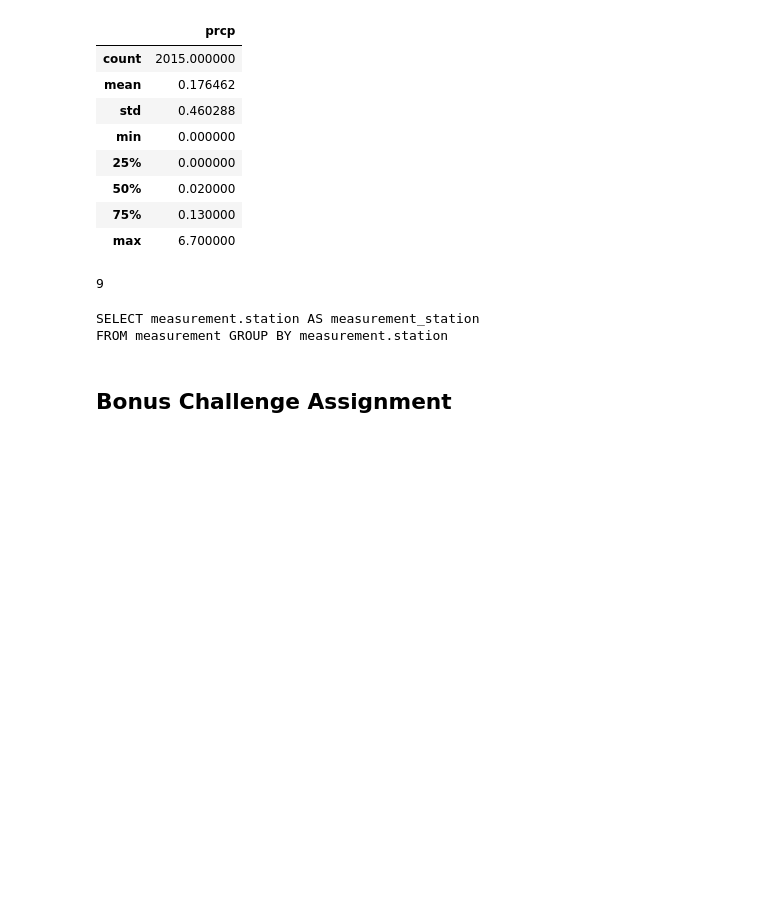
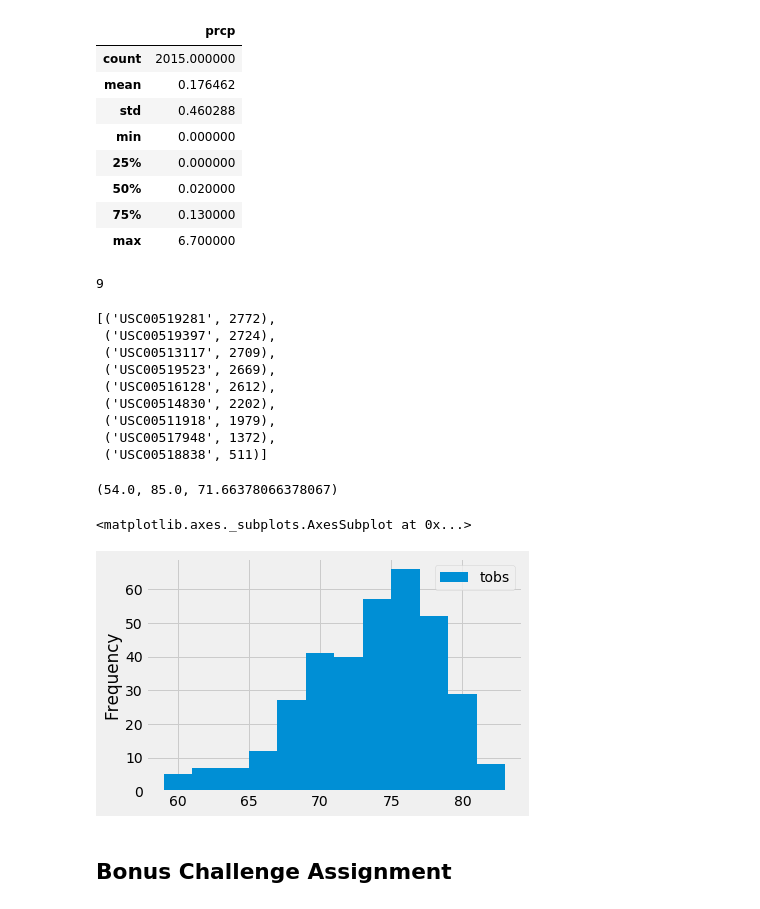
Before and after one commit to carlymckelvy/sqlalchemy-challenge, a Jupyter notebook: climate.ipynb, the cells around one changed output. Drawn from its saved outputs; the diff is of its cells as text; code cells hidden in the pictures; blank space fills up the shorter version.

```diff
--- a/climate.ipynb
+++ b/climate.ipynb
@@ -129,16 +128,52 @@ stations
 # %%
 # What are the most active stations? (i.e. what stations have the most rows)?
 # List the stations and the counts in descending order.
-active = session.query(Measurement.station).group_by(Measurement.station)
+
+sel = [Measurement.station, func.count(Measurement.id)]
+
+most_active = session.query(*sel).group_by(Measurement.station).order_by(func.count(Measurement.id).desc()).all()
+most_active
 # %% [output]
-SELECT measurement.station AS measurement_station
-FROM measurement GROUP BY measurement.station
+[('USC00519281', 2772),
+ ('USC00519397', 2724),
+ ('USC00513117', 2709),
+ ('USC00519523', 2669),
+ ('USC00516128', 2612),
+ ('USC00514830', 2202),
+ ('USC00511918', 1979),
+ ('USC00517948', 1372),
+ ('USC00518838', 511)]
 # %%
 # Using the station id from the previous query, calculate the lowest temperature recorded,
 # highest temperature recorded, and average temperature of the most active station?
+
+sel = [func.min(Measurement.tobs), func.max(Measurement.tobs), func.avg(Measurement.tobs)]
+
+temps = session.query(*sel).group_by(Measurement.station).order_by(func.count(Measurement.id).desc()).first()
+temps
+# %% [output]
+(54.0, 85.0, 71.66378066378067)
 # %%
 # Choose the station with the highest number of temperature observations.
 # Query the last 12 months of temperature observation data for this station and plot the results as a histogram
+
+sel = [(Measurement.station), func.count(Measurement.tobs)]
+
+temp_count = session.query(*sel).group_by(Measurement.station).order_by(func.count(Measurement.tobs).desc()).first()
+#temp_count
+
+sel2 = [Measurement.tobs]
+data = session.query(Measurement.tobs).filter(Measurement.date > year_ago).\
+                      filter(Measurement.station == 'USC00519281').all()
+#print(data)
+
+temp_df = pd.DataFrame(data)
+#temp_df
+
+temp_df.plot.hist(bins=12)
+# %% [output]
+<matplotlib.axes._subplots.AxesSubplot at 0x...>
+[figure, added]
 # %% [markdown]
 ## Bonus Challenge Assignment
 # %%
```
Also changed, not shown: parts of 4 cells of this notebook, 1 other file.
